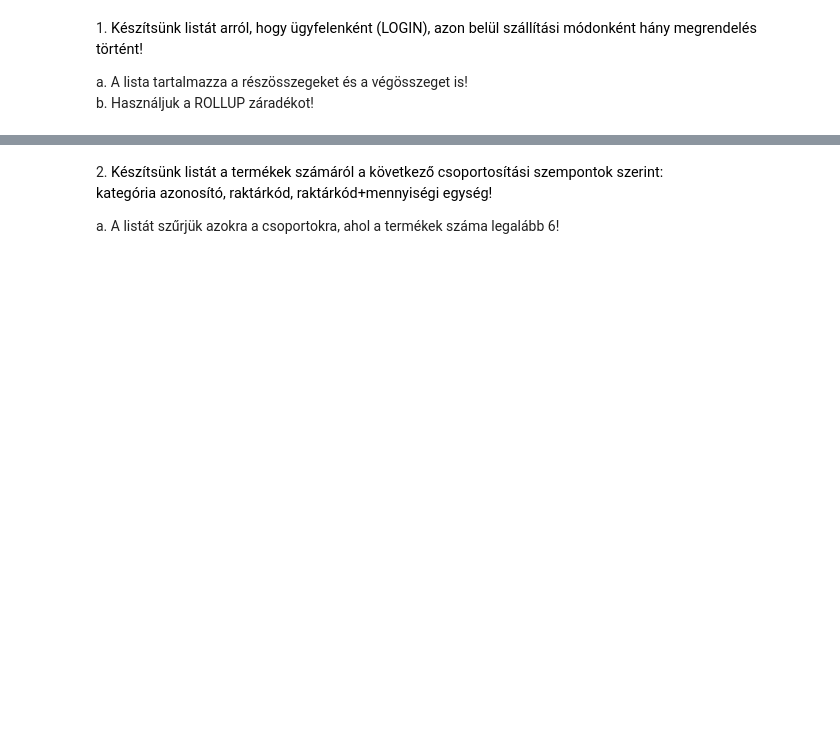
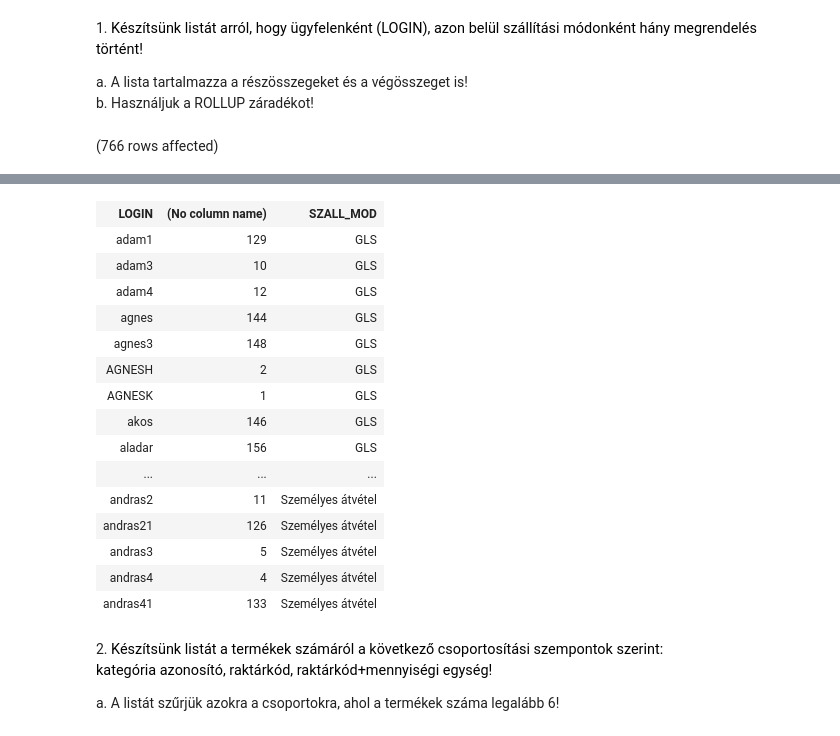
Before and after one commit to Dobo-Lilla/adatbazisok, a Jupyter notebook: gyakorlat04_feladatok.ipynb, the cells around one changed output, grey strips where cells are left out. Cells and saved outputs as stored; diff of their text form; code cells hidden in the pictures; blank space fills up the shorter version.

```diff
--- a/gyakorlat04_feladatok.ipynb
+++ b/gyakorlat04_feladatok.ipynb
@@ -3,3 +3,9 @@
 
 a. A lista tartalmazza a részösszegeket és a végösszeget is!
 b. Használjuk a ROLLUP záradékot!
+# %%
+SELECT [LOGIN], COUNT(SORSZAM),SZALL_MOD
+FROM Rendeles
+GROUP BY ROLLUP([LOGIN],SZALL_MOD)
+# %% [output]
+(766 rows affected)
@@ -6,3 +13,19 @@ b. Használjuk a ROLLUP záradékot!
+| LOGIN | (No column name) | SZALL_MOD |
+| adam1 | 129 | GLS |
+| adam3 | 10 | GLS |
+| adam4 | 12 | GLS |
+| agnes | 144 | GLS |
+| agnes3 | 148 | GLS |
+| AGNESH | 2 | GLS |
+| AGNESK | 1 | GLS |
+| akos | 146 | GLS |
+| aladar | 156 | GLS |
+| ... | ... | ... |
+| andras2 | 11 | Személyes átvétel |
+| andras21 | 126 | Személyes átvétel |
+| andras3 | 5 | Személyes átvétel |
+| andras4 | 4 | Személyes átvétel |
+| andras41 | 133 | Személyes átvétel |
 # %% [markdown]
 2. <span style="background-color: rgb(255, 255, 255); color: rgb(0, 0, 0); font-family: &quot;Open Sans&quot;, sans-serif; font-size: 14.44px;">Készítsünk listát a termékek számáról a következő csoportosítási szempontok szerint:<br>kategória azonosító, raktárkód, raktárkód+mennyiségi egység!</span>
 
```
Also changed, not shown: parts of 4 cells of this notebook.
